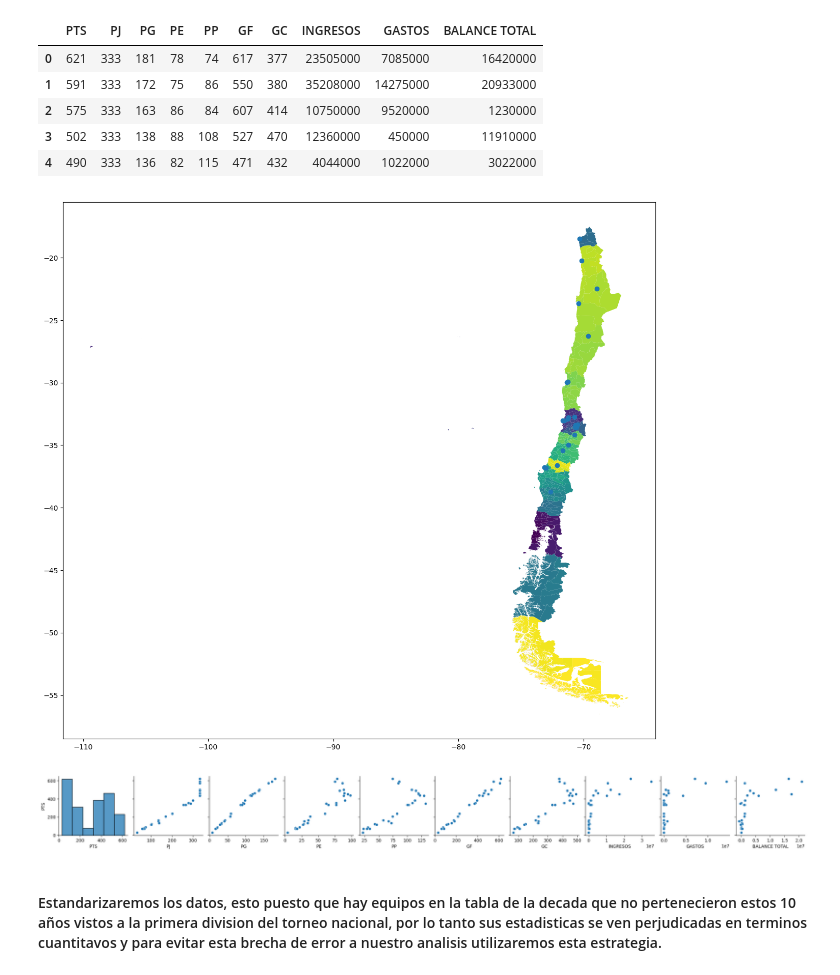
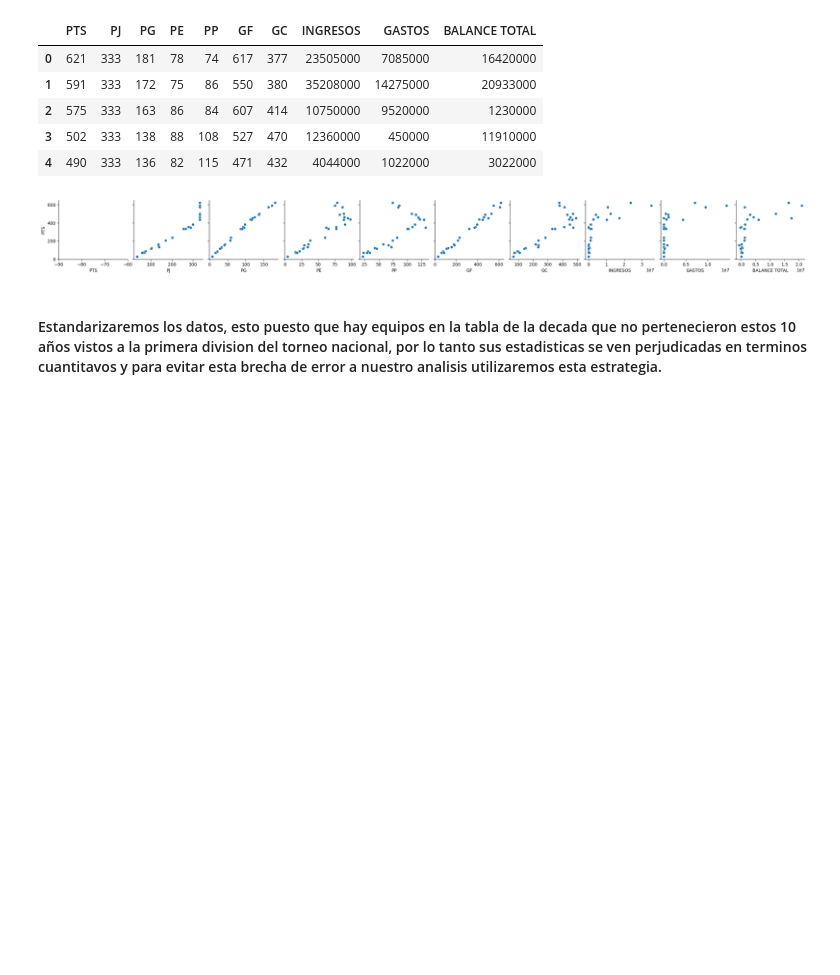
Before and after one commit to fmeza7/Proyecto_Cs_Datos_Grupo_1, a Jupyter notebook: Proyecto.ipynb, the cells around one changed output. Cells and saved outputs as stored; diff of their text form; code cells hidden in the pictures; blank space fills up the shorter version.

```diff
--- a/Proyecto.ipynb
+++ b/Proyecto.ipynb
@@ -765,10 +757,10 @@ df_reg.head()
 | 4 | 490 | 333 | 136 | 82 | 115 | 471 | 432 | 4044000 | 1022000 | 3022000 |
 # %%
 sns.pairplot(df_reg,y_vars='PTS')
+plt.xlim((-90,-60))
 plt.show()
 # %% [output]
-[figure, old version]
+[figure, new version]
-[figure, removed]
 # %%
 import sklearn
 from sklearn.metrics import mean_squared_error, r2_score
```
Also changed, not shown: parts of 5 cells of this notebook.
